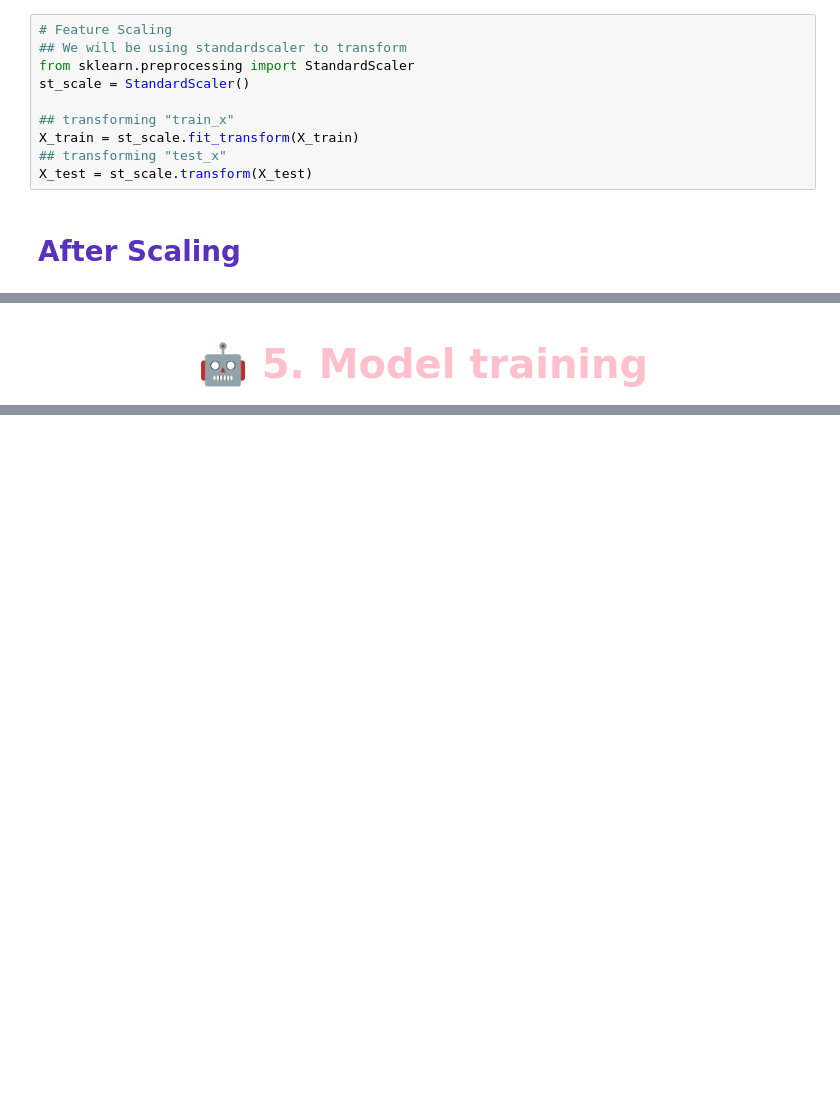
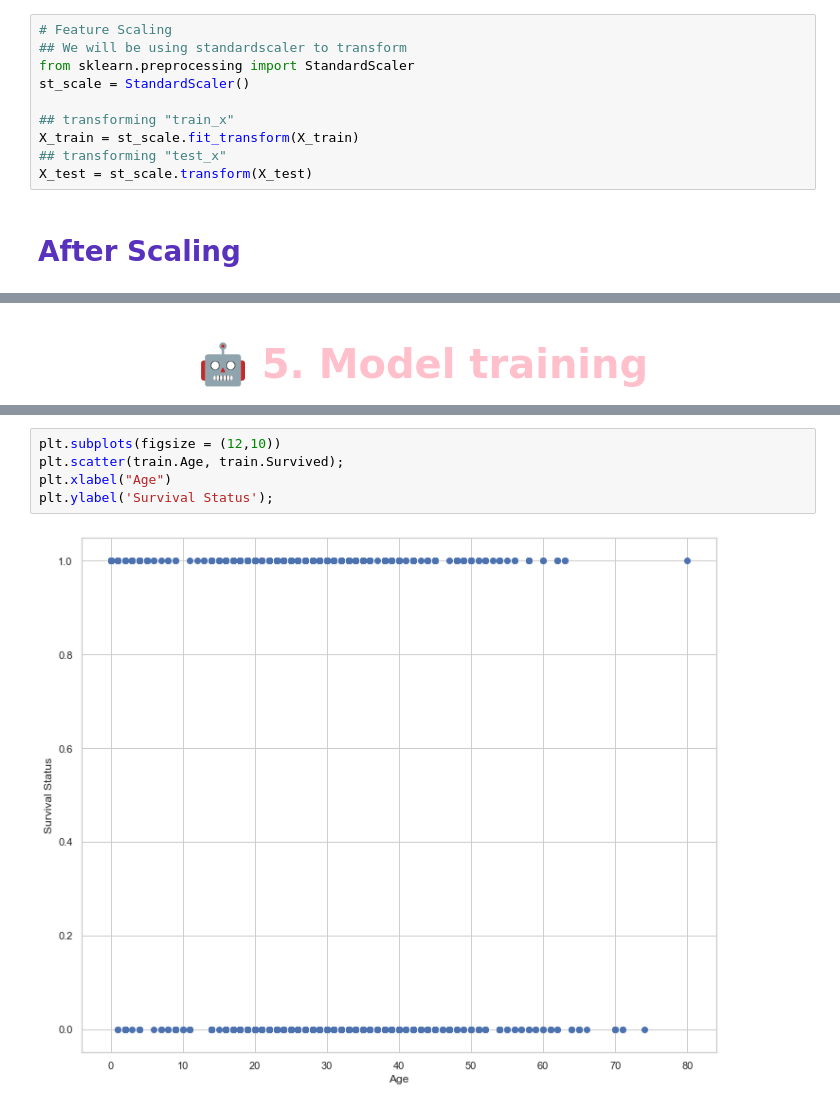
Before and after one commit to ChauHuynh1/DataScience, a Jupyter notebook: Titanic/TitanicProblem.ipynb, the cells around one changed output, grey strips where cells are left out. Cells and saved outputs as stored; diff of their text form; blank space fills up the shorter version.

```diff
--- a/Titanic/TitanicProblem.ipynb
+++ b/Titanic/TitanicProblem.ipynb
@@ -1520,7 +1532,7 @@ pd.DataFrame(X_train, columns=headers).head()
 | 3 | 0.830181 | -0.864326 | 1.168988 | 1.137293 | -1.051847 | 1.013560 | 1.0 | -0.979998 | -0.989949 | -0.989949 | 1.058975 | ... |
 | 4 | -0.369643 | 1.156971 | -0.855440 | 1.137293 | -1.051847 | -0.986621 | -1.0 | 1.020410 | -0.989949 | 1.010153 | 1.058975 | ... |
 # %% [markdown]
-<a id="4"></a>
+<a id="5"></a>
 <h1 style="color:#ffc0cb;font-size:40px;font-family:Georgia;text-align:center;"><strong> 🤖 5. Model training</strong></h1>
 # %% [markdown]
 <a id="5.1"></a>
@@ -1566,3 +1578,10 @@ So, we know/reviewed a bit about linear regression, and therefore we know how to
 <img src="https://upload.wikimedia.org/wikipedia/commons/thumb/3/3a/Linear_regression.svg/1200px-Linear_regression.svg.png" width="600">
 
 Here the data point's in this graph is continuous and therefore the problem is a regression one. However, what if we have data that when plotted in a scatter graph, looks like this...
+# %%
+plt.subplots(figsize = (12,10))
+plt.scatter(train.Age, train.Survived);
+plt.xlabel("Age")
+plt.ylabel('Survival Status');
+# %% [output]
+[figure, added]
```
Also changed, not shown: parts of 28 cells of this notebook, 2 other files.
